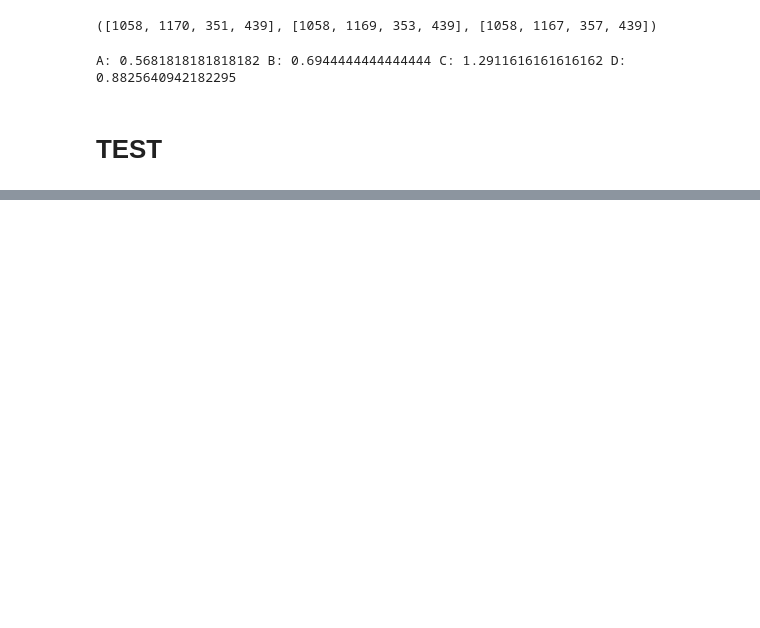
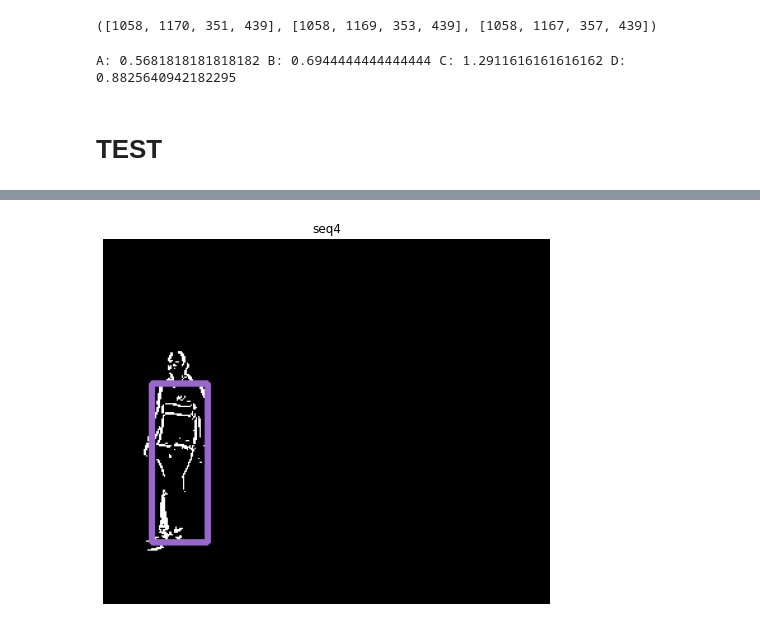
Before and after one commit to BenjaminIrarrazabal/Laboratorios_Inteligencia, a Jupyter notebook: Exp3.ipynb, the cells around one changed output, grey strips where cells are left out. Drawn from its saved outputs; the diff is of its cells as text; code cells hidden in the pictures; blank space fills up the shorter version.

```diff
--- a/Exp3.ipynb
+++ b/Exp3.ipynb
@@ -319,0 +330,4 @@ cv2.destroyAllWindows()
+# %%
+draw_box(FDs4[320],title='seq4',factor_umbral=4)
+# %% [output]
+[figure, added]
```
Also changed, not shown: parts of 23 cells of this notebook.
